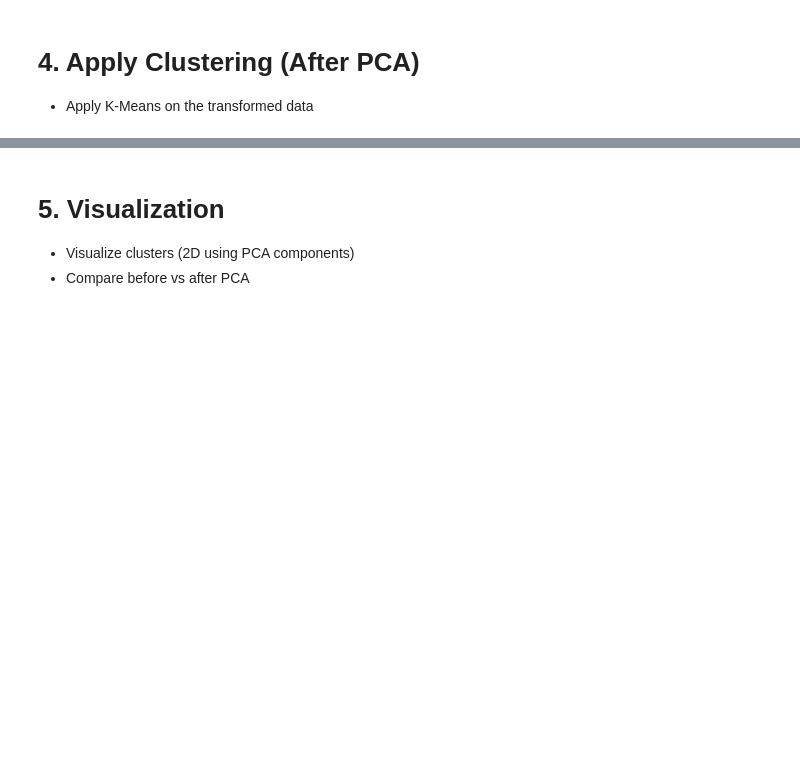
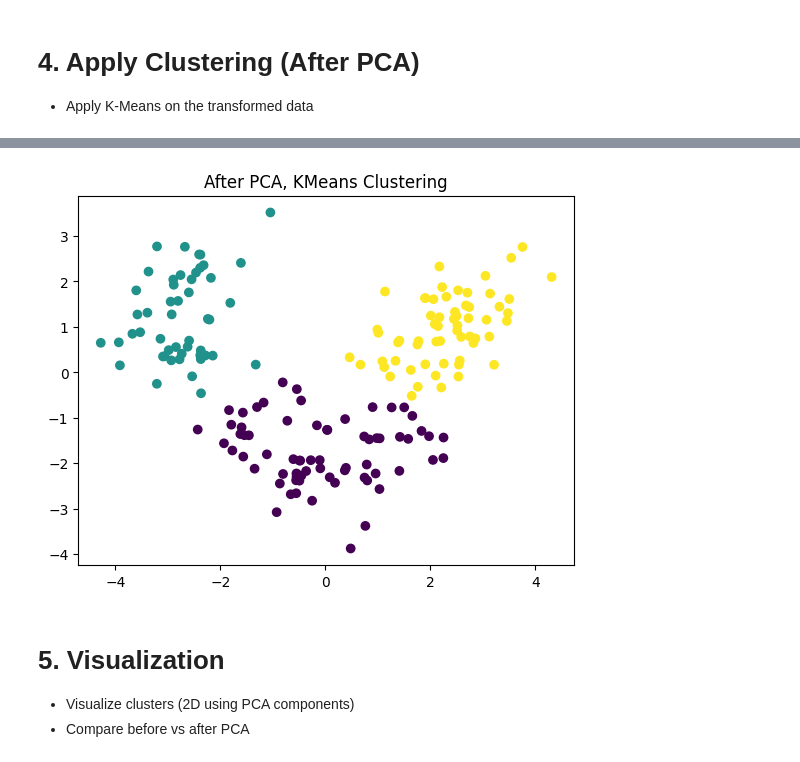
Before and after one commit to Abdulmajeed-A/Tuwaiq-MiniProject-Evaluating-Clustering, a Jupyter notebook: MiniProject-Evaluating-Clustering.ipynb, the cells around one changed output, grey strips where cells are left out. Drawn from its saved outputs; the diff is of its cells as text; code cells hidden in the pictures; blank space fills up the shorter version.

```diff
--- a/MiniProject-Evaluating-Clustering.ipynb
+++ b/MiniProject-Evaluating-Clustering.ipynb
@@ -150,0 +165,10 @@ Total explained variance: 0.5540633835693527
+# %%
+#Apply Kmeans
+kmeans = KMeans(n_clusters=3,random_state=42)
+#Fit the moel
+kmeans.fit(df_pca)
+# Get the cluster assignments
+clusters = kmeans.labels_
+# Add clusters back to dataframe for resultsdisply
+df_pca['cluster_assignment'] = clusters
+df_pca.head()
@@ -151,3 +182,10 @@ Total explained variance: 0.5540633835693527
+# %%
+#vizualize clusters
+plt.scatter(df_pca["PC1"], df_pca["PC2"], c=df_pca["cluster_assignment"] , cmap="viridis")
+plt.title("After PCA, KMeans Clustering")
+plt.show()
+# %% [output]
+[figure, added]
 # %% [markdown]
 # 5. Visualization
 * Visualize clusters (2D using PCA components)
```
Also changed, not shown: parts of 2 cells of this notebook.
